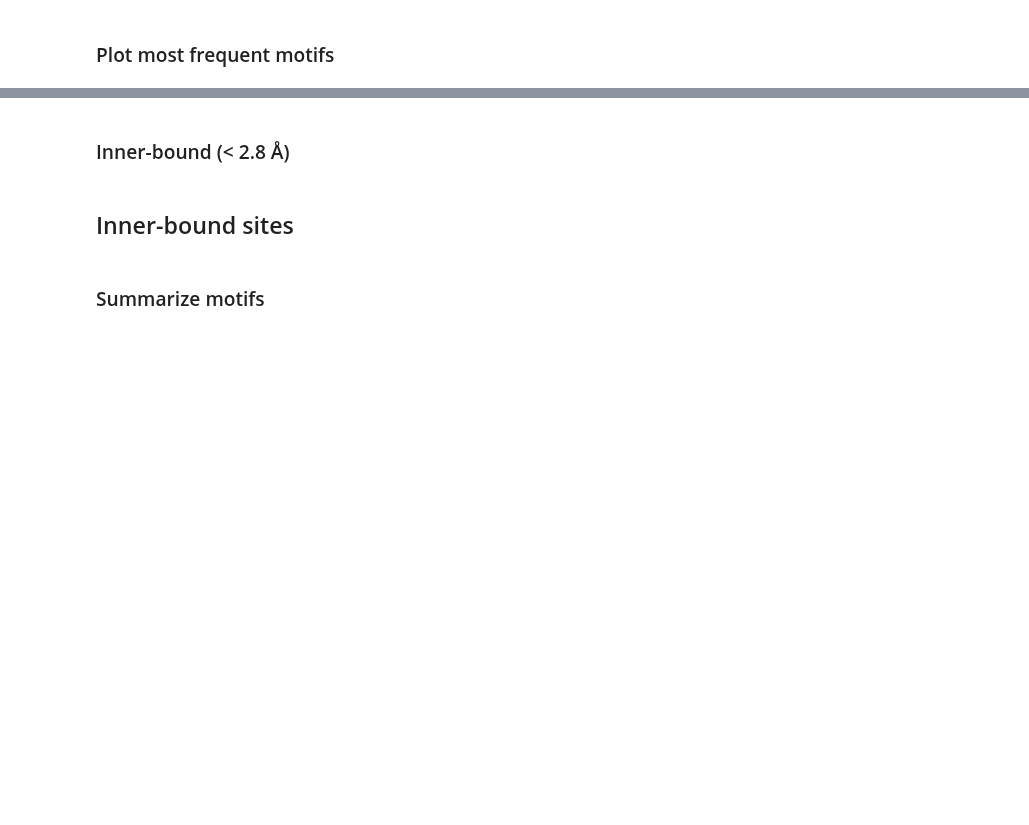
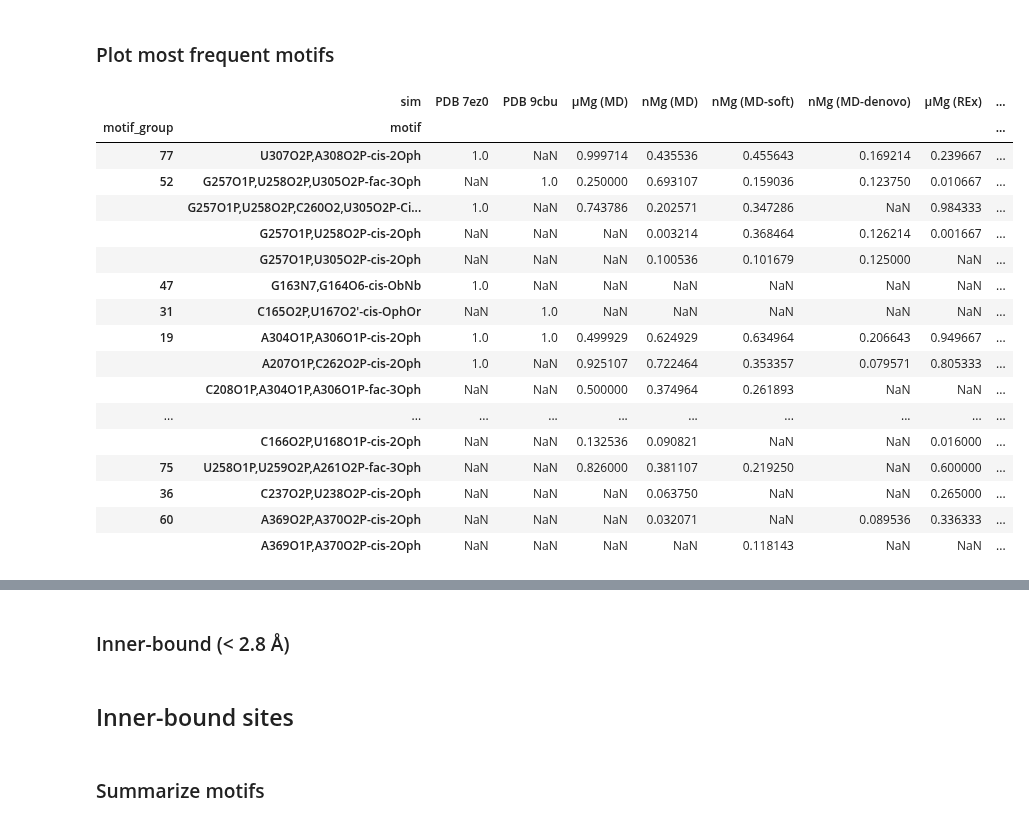
Before and after one commit to ollyfutur/mg_sampling, a Jupyter notebook: notebooks/06-Motifs.ipynb, the cells around one changed output, grey strips where cells are left out. Saved outputs shown, nothing was run; the diff lists cells and outputs as text; code cells hidden in the pictures; blank space fills up the shorter version.

```diff
--- a/notebooks/06-Motifs.ipynb
+++ b/notebooks/06-Motifs.ipynb
@@ -62,23 +65,25 @@ def summarize_motifs(df):
     df['motif'] = df.apply(motif_name, axis=1).astype('category')
 
     # Create a unique id for each block of data for error estimate
-    df['block'], _ = pd.factorize(df[['replicate', 'repid']].apply(tuple, axis=1))
+    df['block'], _ = pd.factorize(df[['replicate', 'repid']].apply(tuple, axis='columns'))
 
     count = df.groupby(['block', 'time', 'motif'], observed=True).size()
     count = count.unstack('motif', fill_value=0)
 
     p_block = count.groupby('block').mean()
+    block_weight = count.groupby('block').size().rename('block_weight')
+    block_weight /= block_weight.sum()
 
-    p = p_block.mean().rename('p')
+    p = p_block.mul(block_weight, axis='index').sum().rename('p')
 
     # Error estimate: bayesian bootstrap with blocks
     ci = p_block.apply(
-        lambda x: tuple(map(float, bayesian_bootstrap(x, np.average).confidence_interval))
-    ).transpose().set_axis(['p_low', 'p_high'], axis=1)
+        lambda x: tuple(map(float, bayesian_bootstrap(x, np.average, weights=block_weight).confidence_interval))
+    ).transpose().set_axis(['p_low', 'p_high'], axis='columns')
 
     n_block_obs = (p_block > 0).sum().rename('n_block_obs')
 
-    res = pd.concat([p, ci, n_block_obs], axis=1)
+    res = pd.concat([p, ci, n_block_obs], axis='columns')
 
     res = res.join(
         df.drop_duplicates(subset='motif', keep='first').set_index('motif')[['n_inner', 'inner_indices', 'inner_names', 'inner_resids', 'inner_resnames', 'stereo', 'mgrna']]
@@ -153,0 +266,21 @@ res
+# %%
+p.iloc[:30]
+# %% [output]
+|  | sim | PDB 7ez0 | PDB 9cbu | μMg (MD) | nMg (MD) | nMg (MD-soft) | nMg (MD-denovo) | μMg (REx) | ... |
+| motif_group | motif |  |  |  |  |  |  |  | ... |
+| 77 | U307O2P,A308O2P-cis-2Oph | 1.0 | NaN | 0.999714 | 0.435536 | 0.455643 | 0.169214 | 0.239667 | ... |
+| 52 | G257O1P,U258O2P,U305O2P-fac-3Oph | NaN | 1.0 | 0.250000 | 0.693107 | 0.159036 | 0.123750 | 0.010667 | ... |
+|  | G257O1P,U258O2P,C260O2,U305O2P-Ci... | 1.0 | NaN | 0.743786 | 0.202571 | 0.347286 | NaN | 0.984333 | ... |
+|  | G257O1P,U258O2P-cis-2Oph | NaN | NaN | NaN | 0.003214 | 0.368464 | 0.126214 | 0.001667 | ... |
+|  | G257O1P,U305O2P-cis-2Oph | NaN | NaN | NaN | 0.100536 | 0.101679 | 0.125000 | NaN | ... |
+| 47 | G163N7,G164O6-cis-ObNb | 1.0 | NaN | NaN | NaN | NaN | NaN | NaN | ... |
+| 31 | C165O2P,U167O2'-cis-OphOr | NaN | 1.0 | NaN | NaN | NaN | NaN | NaN | ... |
+| 19 | A304O1P,A306O1P-cis-2Oph | 1.0 | 1.0 | 0.499929 | 0.624929 | 0.634964 | 0.206643 | 0.949667 | ... |
+|  | A207O1P,C262O2P-cis-2Oph | 1.0 | NaN | 0.925107 | 0.722464 | 0.353357 | 0.079571 | 0.805333 | ... |
+|  | C208O1P,A304O1P,A306O1P-fac-3Oph | NaN | NaN | 0.500000 | 0.374964 | 0.261893 | NaN | NaN | ... |
+| ... | ... | ... | ... | ... | ... | ... | ... | ... | ... |
+|  | C166O2P,U168O1P-cis-2Oph | NaN | NaN | 0.132536 | 0.090821 | NaN | NaN | 0.016000 | ... |
+| 75 | U258O1P,U259O2P,A261O2P-fac-3Oph | NaN | NaN | 0.826000 | 0.381107 | 0.219250 | NaN | 0.600000 | ... |
+| 36 | C237O2P,U238O2P-cis-2Oph | NaN | NaN | NaN | 0.063750 | NaN | NaN | 0.265000 | ... |
+| 60 | A369O2P,A370O2P-cis-2Oph | NaN | NaN | NaN | 0.032071 | NaN | 0.089536 | 0.336333 | ... |
+|  | A369O1P,A370O2P-cis-2Oph | NaN | NaN | NaN | NaN | 0.118143 | NaN | NaN | ... |
```
Also changed, not shown: parts of 19 cells of this notebook, 15 other files.
